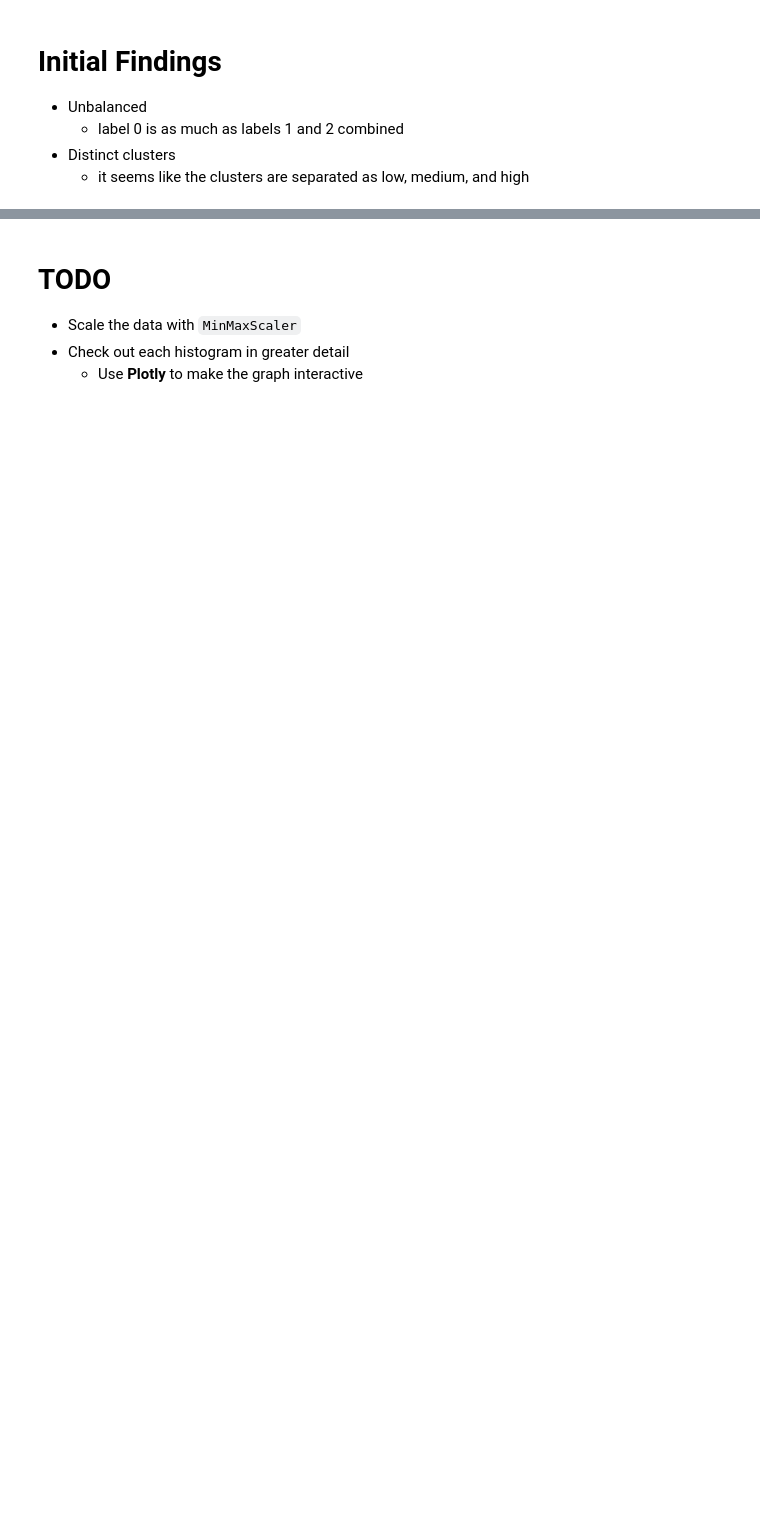
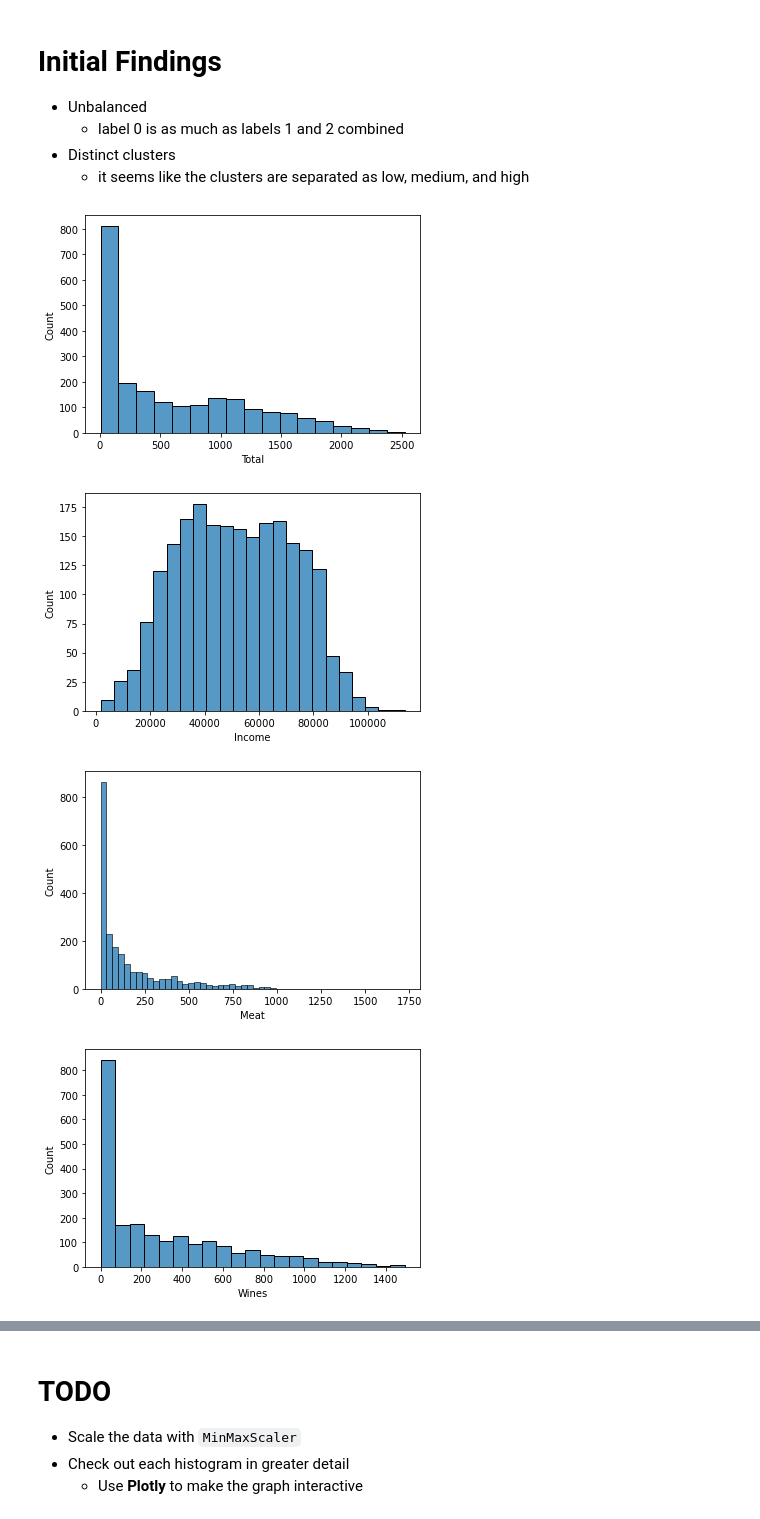
Before and after one commit to johng034/customer-segmentation, a Jupyter notebook: 4. Clustered Data Analysis.ipynb, the cells around one changed output, grey strips where cells are left out. Cells and saved outputs as stored; diff of their text form; code cells hidden in the pictures; blank space fills up the shorter version.

```diff
--- a/4. Clustered Data Analysis.ipynb
+++ b/4. Clustered Data Analysis.ipynb
@@ -121,0 +124,10 @@ plt.show()
+# %%
+# Histogram
+for col in top_df.columns:
+    sns.histplot(top_df[col])
+    plt.show()
+# %% [output]
+[figure, added]
+[figure, added]
+[figure, added]
+[figure, added]
```
Also changed, not shown: parts of 3 cells of this notebook.
